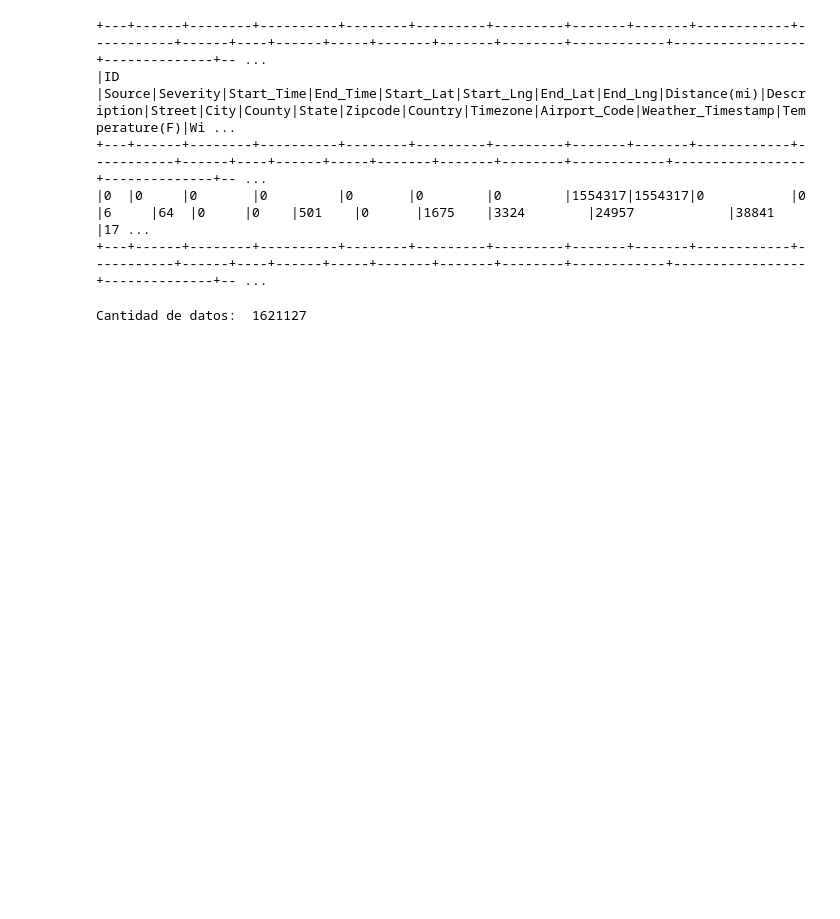
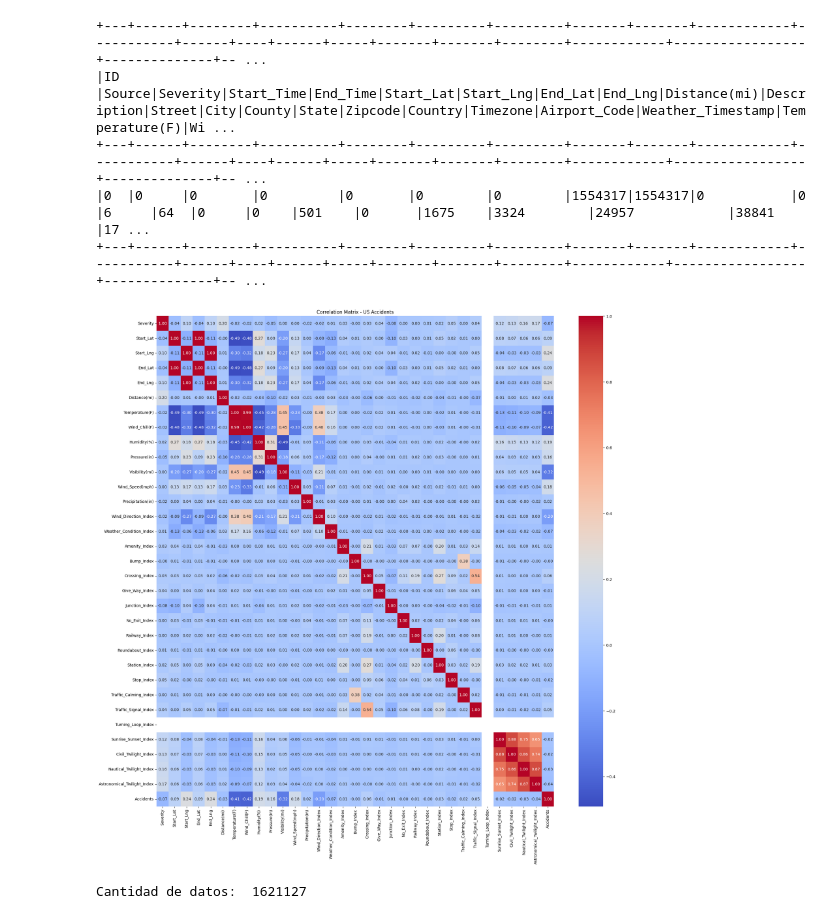
Before and after one commit to joanpedraza/ProyFinADGE-Pred_Acc_US, a Jupyter notebook: US_Accidents.ipynb, the cells around one changed output. Saved outputs shown, nothing was run; the diff lists cells and outputs as text; code cells hidden in the pictures; blank space fills up the shorter version.

```diff
--- a/US_Accidents.ipynb
+++ b/US_Accidents.ipynb
@@ -75,4 +97,45 @@ df.select([
 +---+------+--------+----------+--------+---------+---------+-------+-------+------------+-----------+------+----+------+-----+-------+-------+--------+------------+-----------------+--------------+-- ...
 |0  |0     |0       |0         |0       |0        |0        |1554317|1554317|0           |0          |6     |64  |0     |0    |501    |0      |1675    |3324        |24957            |38841         |17 ...
 +---+------+--------+----------+--------+---------+---------+-------+-------+------------+-----------+------+----+------+-----+-------+-------+--------+------------+-----------------+--------------+-- ...
+# %%
+from pyspark.sql import SparkSession
+import pandas as pd
+import seaborn as sns
+import matplotlib.pyplot as plt
+from pyspark.ml.feature import StringIndexer
+from pyspark.ml import Pipeline
+
+df_clean = df.drop("ID","Source","Start_Time","End_Time","Description","Street","City","County","Zipcode","State","Country","Timezone","Airport_Code","Weather_Timestamp")
+df_clean = df_clean.dropna()
+
+categorical_cols = ["Wind_Direction","Weather_Condition", "Amenity", "Bump", "Crossing", "Give_Way", "Junction", "No_Exit", "Railway", "Roundabout", "Station", "Stop", "Traffic_Calming", "Traffic_Signal", "Turning_Loop", "Sunrise_Sunset", "Civil_Twilight", "Nautical_Twilight", "Astronomical_Twilight"]
+
+indexers = [
+    StringIndexer(inputCol=col, outputCol=col + "_Index", handleInvalid="keep")
+    for col in categorical_cols
+]
+
+pipeline = Pipeline(stages=indexers)
+model = pipeline.fit(df_clean)
+df_clean = model.transform(df_clean)
+
+df_clean = df_clean.drop(*categorical_cols)
+# %%
+accidents_per_day = df_clean.groupBy("Date").count().withColumnRenamed("count", "Accidents")
+
+df_clean = df_clean.join(accidents_per_day, on="Date", how="left")
+df_clean = df_clean.drop("Start_Time")
+df_clean = df_clean.drop("Date")
+# %%
+pdf = df_clean.toPandas()
+
+corr_matrix = pdf.corr()
+
+plt.figure(figsize=(20, 20))
+sns.heatmap(corr_matrix, annot=True, cmap='coolwarm', fmt=".2f")
+plt.title("Correlation Matrix - US Accidents")
+plt.tight_layout()
+plt.show()
+# %% [output]
+[figure, added]
 # %%
```
Also changed, not shown: parts of 59 cells of this notebook.
